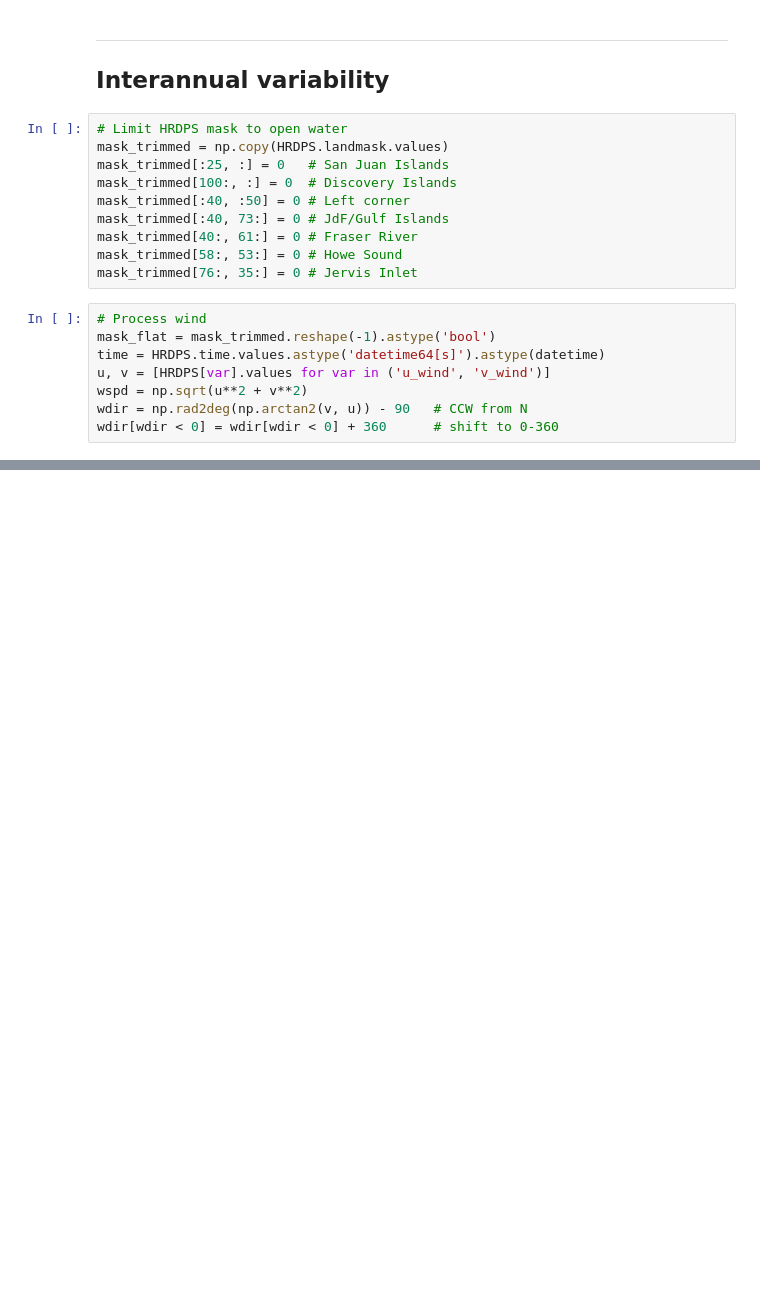
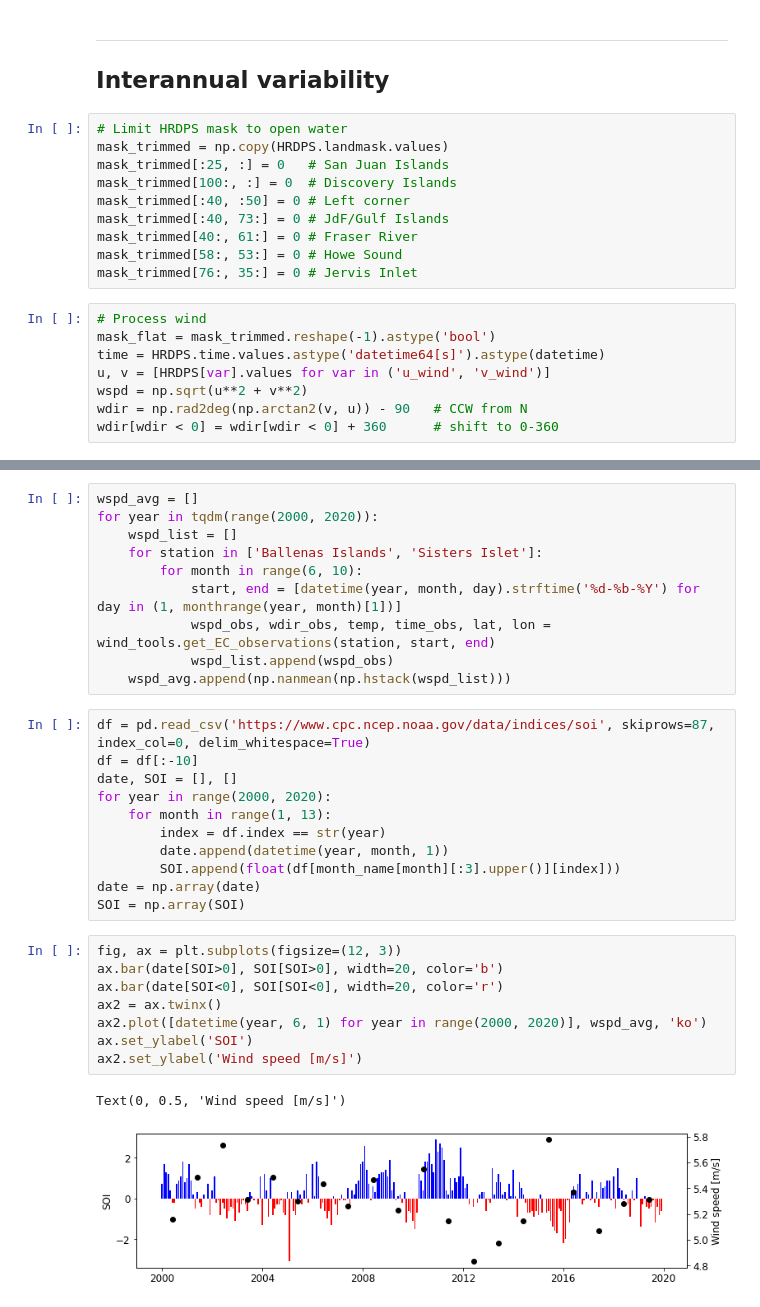
Before and after one commit to SalishSeaCast/analysis-ben, a Jupyter notebook: notebooks/windanalysis_new.ipynb, the cells around one changed output, grey strips where cells are left out. Drawn from its saved outputs; the diff is of its cells as text; blank space fills up the shorter version.

```diff
--- a/notebooks/windanalysis_new.ipynb
+++ b/notebooks/windanalysis_new.ipynb
@@ -290,0 +289,32 @@ for c, xpos, ticks, label in zip([c1, c2], [(0.13, 0.11), (0.29, 0.57)], [(2, 8,
+# %%
+wspd_avg = []
+for year in tqdm(range(2000, 2020)):
+    wspd_list = []
+    for station in ['Ballenas Islands', 'Sisters Islet']:
+        for month in range(6, 10):
+            start, end = [datetime(year, month, day).strftime('%d-%b-%Y') for day in (1, monthrange(year, month)[1])]
+            wspd_obs, wdir_obs, temp, time_obs, lat, lon = wind_tools.get_EC_observations(station, start, end)
+            wspd_list.append(wspd_obs)
+    wspd_avg.append(np.nanmean(np.hstack(wspd_list)))
+# %%
+df = pd.read_csv('https://www.cpc.ncep.noaa.gov/data/indices/soi', skiprows=87, index_col=0, delim_whitespace=True)
+df = df[:-10]
+date, SOI = [], []
+for year in range(2000, 2020):
+    for month in range(1, 13):
+        index = df.index == str(year)
+        date.append(datetime(year, month, 1))
+        SOI.append(float(df[month_name[month][:3].upper()][index]))
+date = np.array(date)
+SOI = np.array(SOI)
+# %%
+fig, ax = plt.subplots(figsize=(12, 3))
+ax.bar(date[SOI>0], SOI[SOI>0], width=20, color='b')
+ax.bar(date[SOI<0], SOI[SOI<0], width=20, color='r')
+ax2 = ax.twinx()
+ax2.plot([datetime(year, 6, 1) for year in range(2000, 2020)], wspd_avg, 'ko')
+ax.set_ylabel('SOI')
+ax2.set_ylabel('Wind speed [m/s]')
+# %% [output]
+Text(0, 0.5, 'Wind speed [m/s]')
+[figure, added]
```
Also changed, not shown: parts of 5 cells of this notebook, 1 other file.
